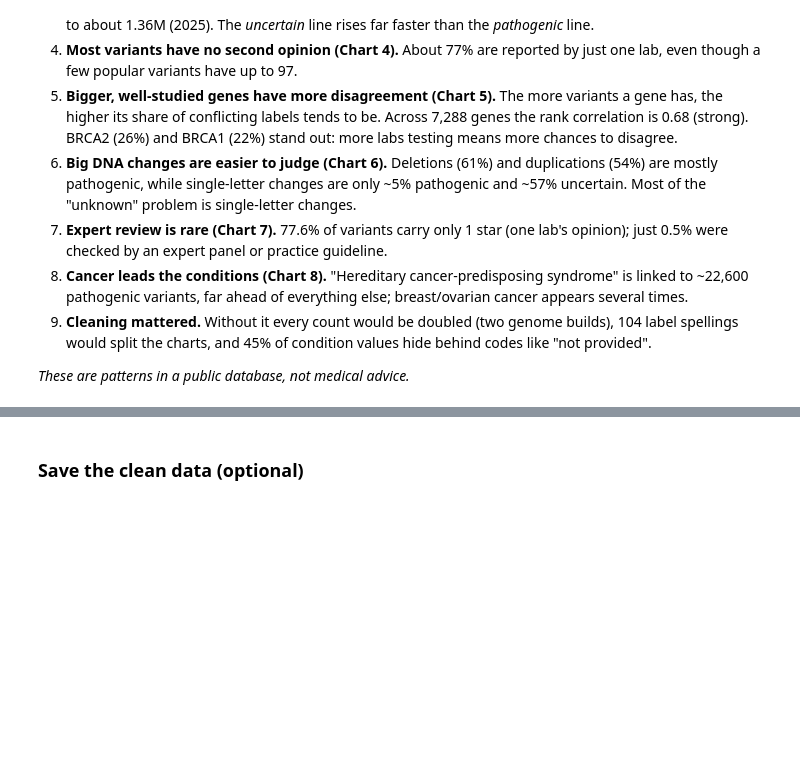
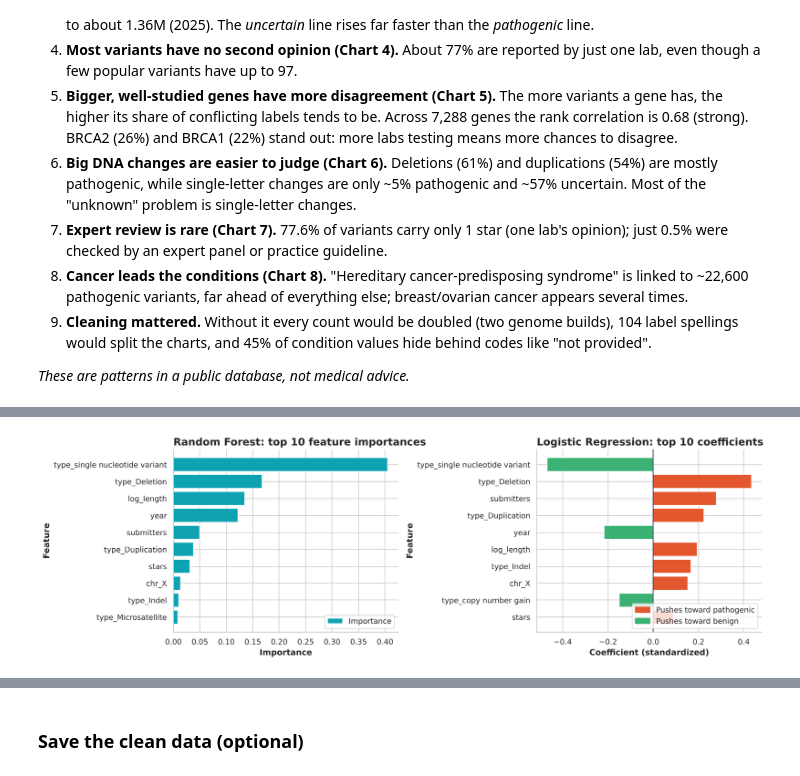
Before and after one commit to yeruka-ui/ClinVar-Data-Analysis, a Jupyter notebook: ClinVar_Final_Project.ipynb, the cells around one changed output, grey strips where cells are left out. Drawn from its saved outputs; the diff is of its cells as text; code cells hidden in the pictures; blank space fills up the shorter version.

```diff
--- a/ClinVar_Final_Project.ipynb
+++ b/ClinVar_Final_Project.ipynb
@@ -569,0 +692,19 @@ plt.tight_layout(); plt.show()
+# %%
+# What drives each model? RF: importance; Logistic: standardized coefficients (+ = pushes toward pathogenic)
+rf = clf_models["Random Forest Classifier"]
+imp = pd.Series(rf.feature_importances_, index=X.columns).sort_values().tail(10)
+coef = pd.Series(clf_models["Logistic Regression"][-1].coef_[0], index=X.columns)
+coef = coef.reindex(coef.abs().sort_values().tail(10).index)
+
+fig, axes = plt.subplots(1, 2, figsize=(15, 4.8))
+axes[0].barh(imp.index, imp.values, color=TEAL, label="Importance")
+axes[0].set_title("Random Forest: top 10 feature importances"); axes[0].set_xlabel("Importance"); axes[0].set_ylabel("Feature")
+axes[0].legend(loc="lower right")
+axes[1].barh(coef.index, coef.values, color=[COLORS["P/LP"] if v > 0 else COLORS["B/LB"] for v in coef.values])
+axes[1].axvline(0, color=INK, linewidth=1)
+axes[1].set_title("Logistic Regression: top 10 coefficients"); axes[1].set_xlabel("Coefficient (standardized)"); axes[1].set_ylabel("Feature")
+from matplotlib.patches import Patch
+axes[1].legend(handles=[Patch(color=COLORS["P/LP"], label="Pushes toward pathogenic"), Patch(color=COLORS["B/LB"], label="Pushes toward benign")], loc="lower right")
+plt.tight_layout(); plt.show()
+# %% [output]
+[figure, added]
```
Also changed, not shown: parts of 21 cells of this notebook.
